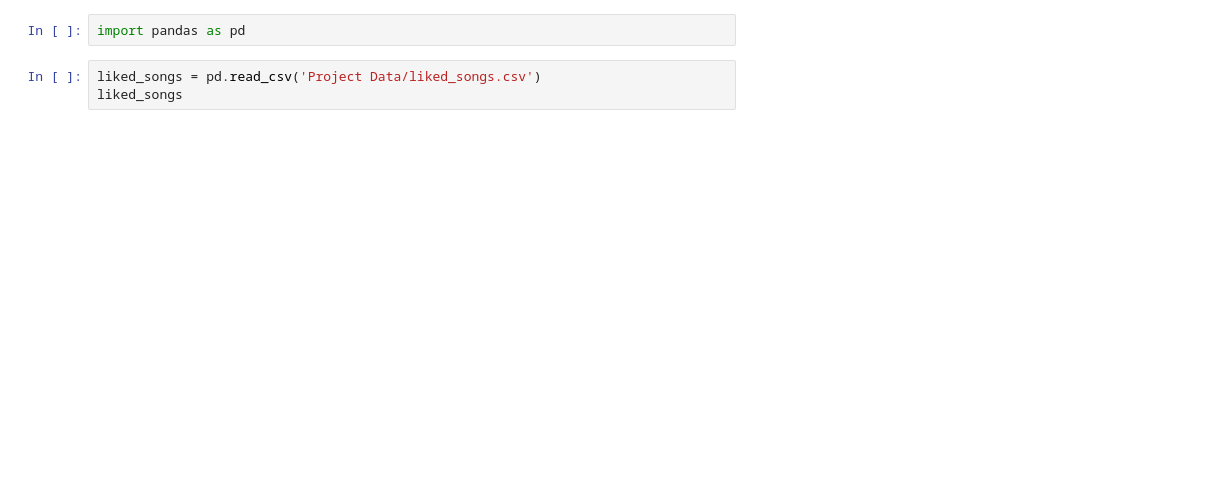
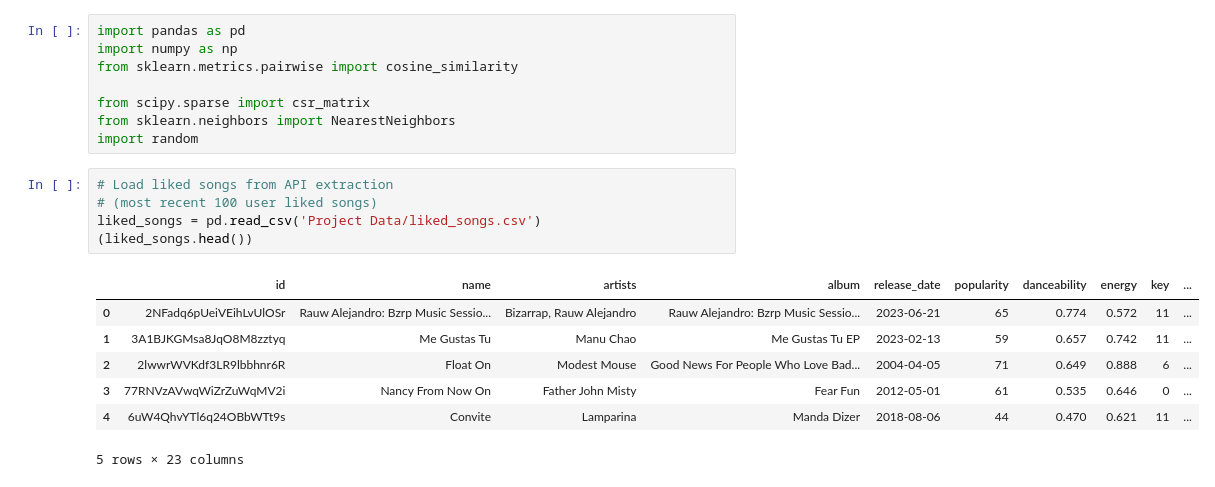
Before and after one commit to oliviacandelaria/Christmas-Song-Recommender, a Jupyter notebook: RecommenderProj.ipynb, the cells around one changed output. Saved outputs shown, nothing was run; the diff lists cells and outputs as text; blank space fills up the shorter version.

```diff
--- a/RecommenderProj.ipynb
+++ b/RecommenderProj.ipynb
@@ -1,5 +1,21 @@
 # %%
 import pandas as pd
+import numpy as np
+from sklearn.metrics.pairwise import cosine_similarity
+
+from scipy.sparse import csr_matrix
+from sklearn.neighbors import NearestNeighbors
+import random
 # %%
+# Load liked songs from API extraction
+# (most recent 100 user liked songs)
 liked_songs = pd.read_csv('Project Data/liked_songs.csv')
-liked_songs
+(liked_songs.head())
+# %% [output]
+|  | id | name | artists | album | release_date | popularity | danceability | energy | key | ... |
+| 0 | 2NFadq6pUeiVEihLvUlOSr | Rauw Alejandro: Bzrp Music Sessio... | Bizarrap, Rauw Alejandro | Rauw Alejandro: Bzrp Music Sessio... | 2023-06-21 | 65 | 0.774 | 0.572 | 11 | ... |
+| 1 | 3A1BJKGMsa8JqO8M8zztyq | Me Gustas Tu | Manu Chao | Me Gustas Tu EP | 2023-02-13 | 59 | 0.657 | 0.742 | 11 | ... |
+| 2 | 2lwwrWVKdf3LR9lbbhnr6R | Float On | Modest Mouse | Good News For People Who Love Bad... | 2004-04-05 | 71 | 0.649 | 0.888 | 6 | ... |
+| 3 | 77RNVzAVwqWiZrZuWqMV2i | Nancy From Now On | Father John Misty | Fear Fun | 2012-05-01 | 61 | 0.535 | 0.646 | 0 | ... |
+| 4 | 6uW4QhvYTl6q24OBbWTt9s | Convite | Lamparina | Manda Dizer | 2018-08-06 | 44 | 0.470 | 0.621 | 11 | ... |
+5 rows × 23 columns
```
Also changed, not shown: parts of 12 cells of this notebook, 2 other files.
